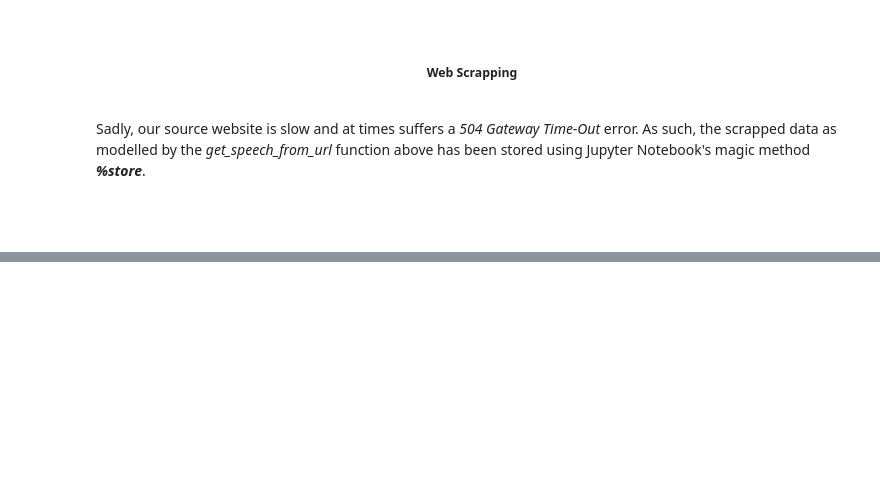
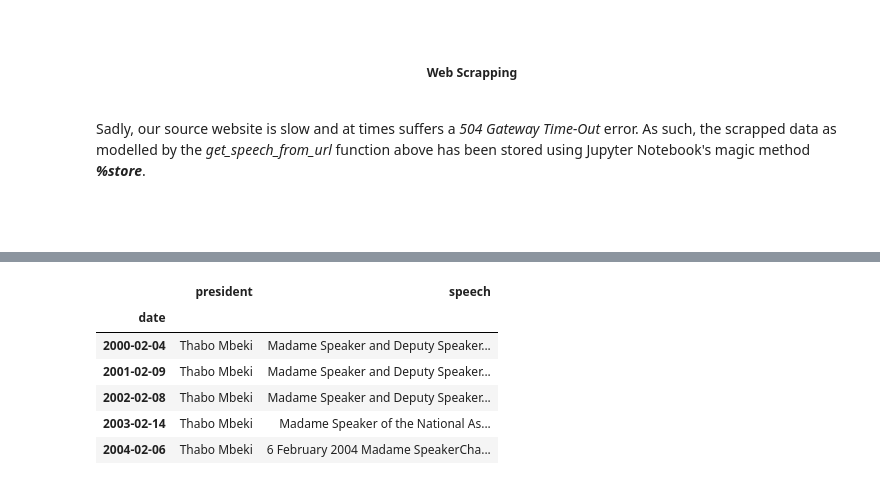
Before and after one commit to MondeAnna/state-of-the-nation-and-nlp, a Jupyter notebook: notebooks/state_of_the_nation_nlp.ipynb, the cells around one changed output, grey strips where cells are left out. Saved outputs shown, nothing was run; the diff lists cells and outputs as text; code cells hidden in the pictures; blank space fills up the shorter version.

```diff
--- a/notebooks/state_of_the_nation_nlp.ipynb
+++ b/notebooks/state_of_the_nation_nlp.ipynb
@@ -169,0 +253,12 @@ if "scrapped_speeches" not in globals():
+# %%
+speeches = pd.DataFrame(scrapped_speeches)
+speeches.set_index(keys="date", inplace=True)
+speeches.head()
+# %% [output]
+|  | president | speech |
+| date |  |  |
+| 2000-02-04 | Thabo Mbeki | Madame Speaker and Deputy Speaker... |
+| 2001-02-09 | Thabo Mbeki | Madame Speaker and Deputy Speaker... |
+| 2002-02-08 | Thabo Mbeki | Madame Speaker and Deputy Speaker... |
+| 2003-02-14 | Thabo Mbeki | Madame Speaker of the National As... |
+| 2004-02-06 | Thabo Mbeki | 6 February 2004 Madame SpeakerCha... |
```
Also changed, not shown: parts of 43 cells of this notebook.
